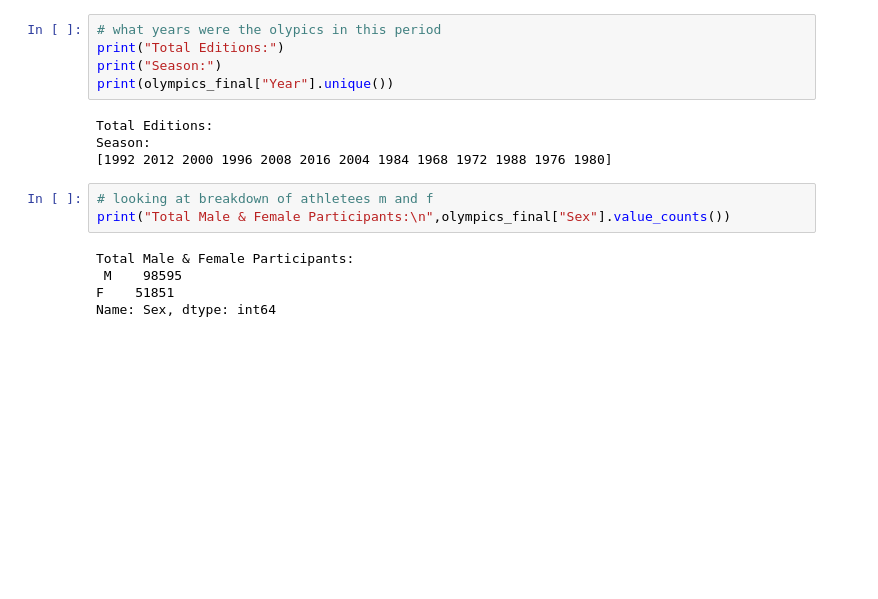
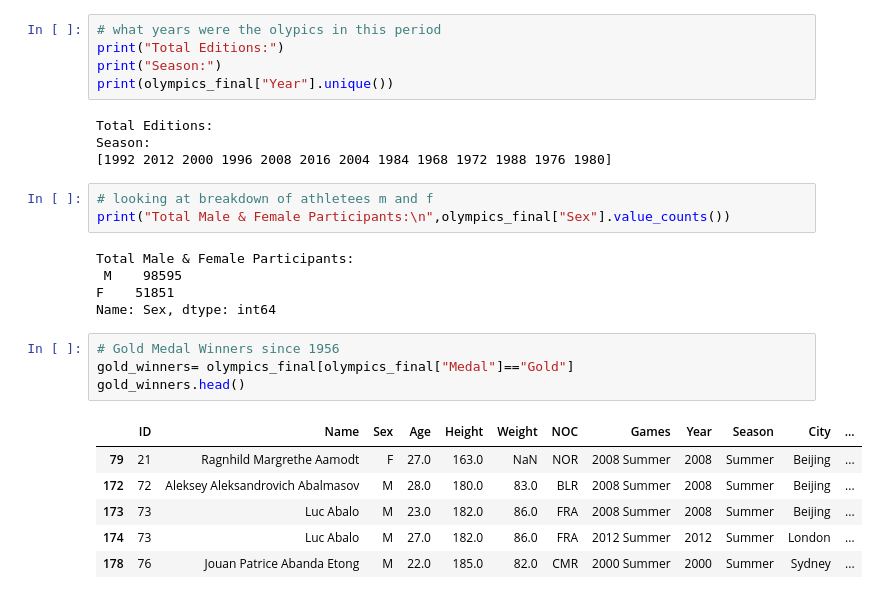
Before and after one commit to ColmRy/UCDPAColm-Ryan, a Jupyter notebook: MyProject.ipynb, the cells around one changed output. Drawn from its saved outputs; the diff is of its cells as text; blank space fills up the shorter version.

```diff
--- a/MyProject.ipynb
+++ b/MyProject.ipynb
@@ -232,3 +232,14 @@ Total Male & Female Participants:
  M    98595
 F    51851
 Name: Sex, dtype: int64
+# %%
+# Gold Medal Winners since 1956
+gold_winners= olympics_final[olympics_final["Medal"]=="Gold"]
+gold_winners.head()
+# %% [output]
+|  | ID | Name | Sex | Age | Height | Weight | NOC | Games | Year | Season | City | ... |
+| 79 | 21 | Ragnhild Margrethe Aamodt | F | 27.0 | 163.0 | NaN | NOR | 2008 Summer | 2008 | Summer | Beijing | ... |
+| 172 | 72 | Aleksey Aleksandrovich Abalmasov | M | 28.0 | 180.0 | 83.0 | BLR | 2008 Summer | 2008 | Summer | Beijing | ... |
+| 173 | 73 | Luc Abalo | M | 23.0 | 182.0 | 86.0 | FRA | 2008 Summer | 2008 | Summer | Beijing | ... |
+| 174 | 73 | Luc Abalo | M | 27.0 | 182.0 | 86.0 | FRA | 2012 Summer | 2012 | Summer | London | ... |
+| 178 | 76 | Jouan Patrice Abanda Etong | M | 22.0 | 185.0 | 82.0 | CMR | 2000 Summer | 2000 | Summer | Sydney | ... |
```
Also changed, not shown: parts of 7 cells of this notebook.
